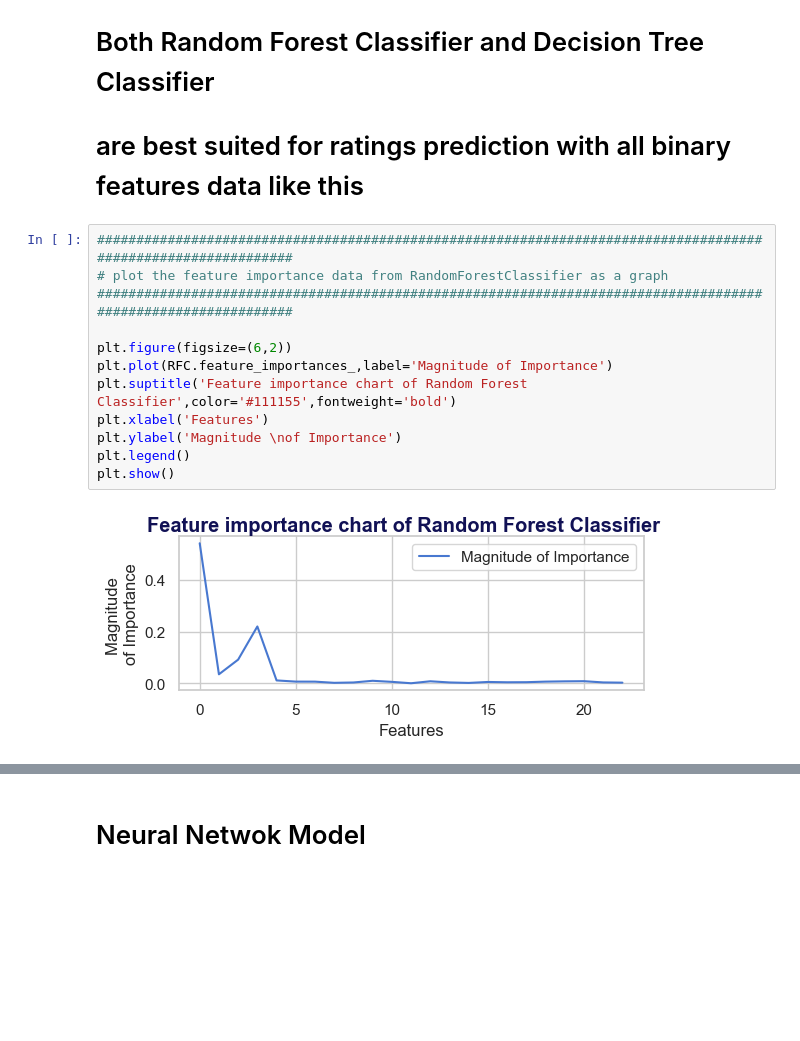
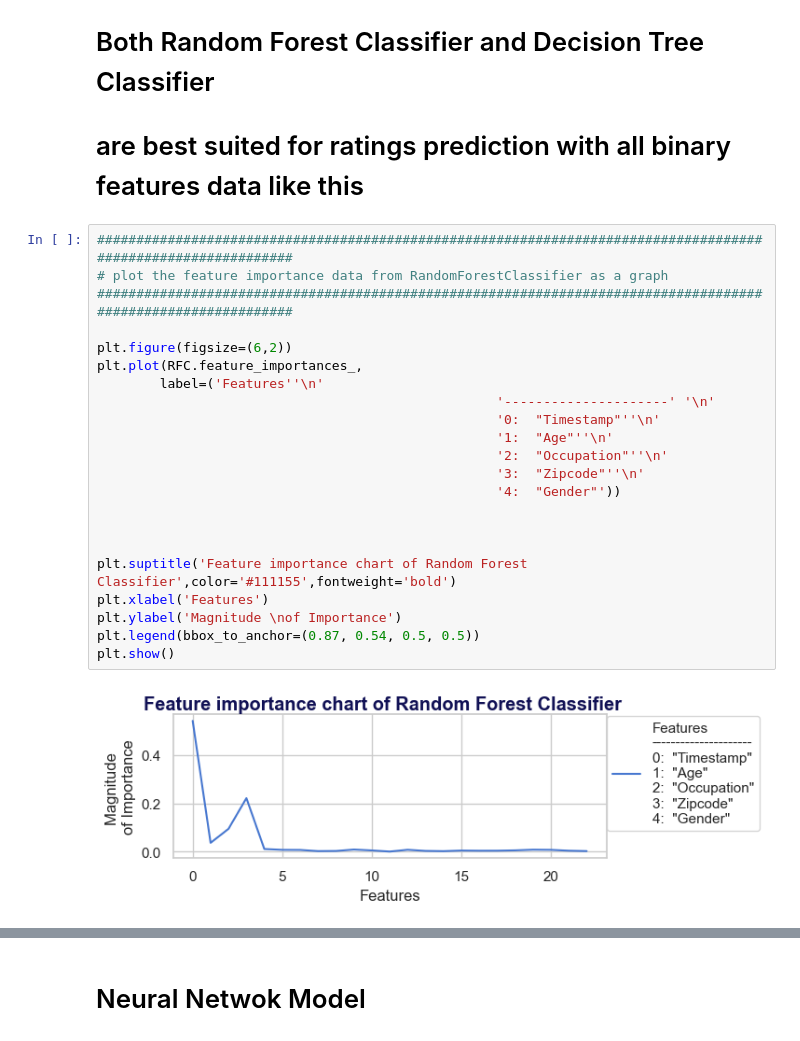
Before and after one commit to DayakarMalgari/MovieLens-Ratings-Prediction, a Jupyter notebook: Movielens_Project_sub.ipynb, the cells around one changed output, grey strips where cells are left out. Cells and saved outputs as stored; diff of their text form; blank space fills up the shorter version.

```diff
--- a/Movielens_Project_sub.ipynb
+++ b/Movielens_Project_sub.ipynb
@@ -1125,15 +1133,25 @@ weighted avg       0.75      0.76      0.75    348968
 # %%
 ##############################################################################################################
 # plot the feature importance data from RandomForestClassifier as a graph
 ##############################################################################################################
 
 plt.figure(figsize=(6,2))
-plt.plot(RFC.feature_importances_,label='Magnitude of Importance')
+plt.plot(RFC.feature_importances_,
+        label=('Features''\n'
+                                                   '---------------------' '\n'
+                                                   '0:  "Timestamp"''\n'
+                                                   '1:  "Age"''\n'
+                                                   '2:  "Occupation"''\n'
+                                                   '3:  "Zipcode"''\n'
+                                                   '4:  "Gender"'))
+
+
+
 plt.suptitle('Feature importance chart of Random Forest Classifier',color='#111155',fontweight='bold')
 plt.xlabel('Features')
 plt.ylabel('Magnitude \nof Importance')
-plt.legend()
+plt.legend(bbox_to_anchor=(0.87, 0.54, 0.5, 0.5))
 plt.show()
 # %% [output]
-[figure, old version]
+[figure, new version]
 # %% [markdown]
```
Also changed, not shown: parts of 27 cells of this notebook.
